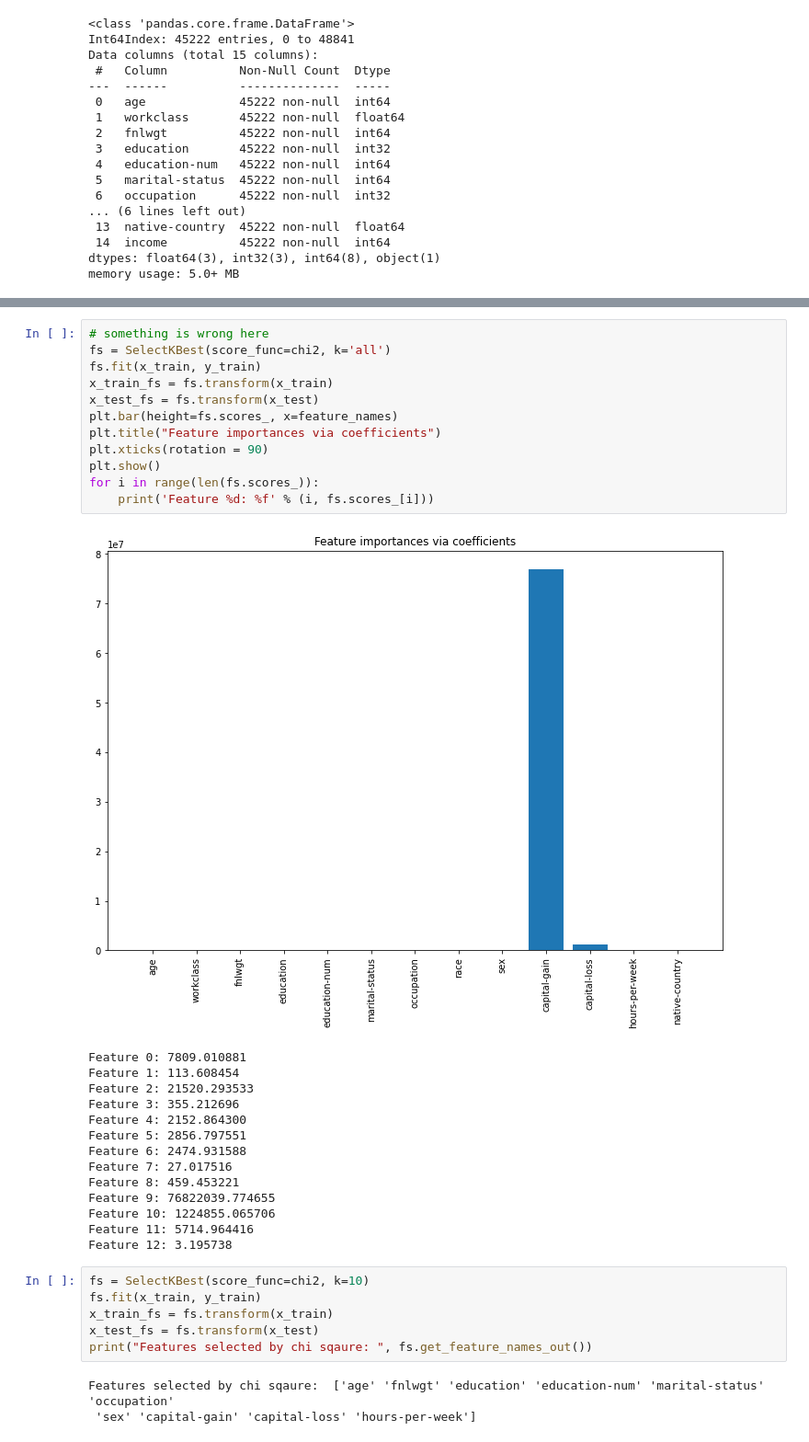
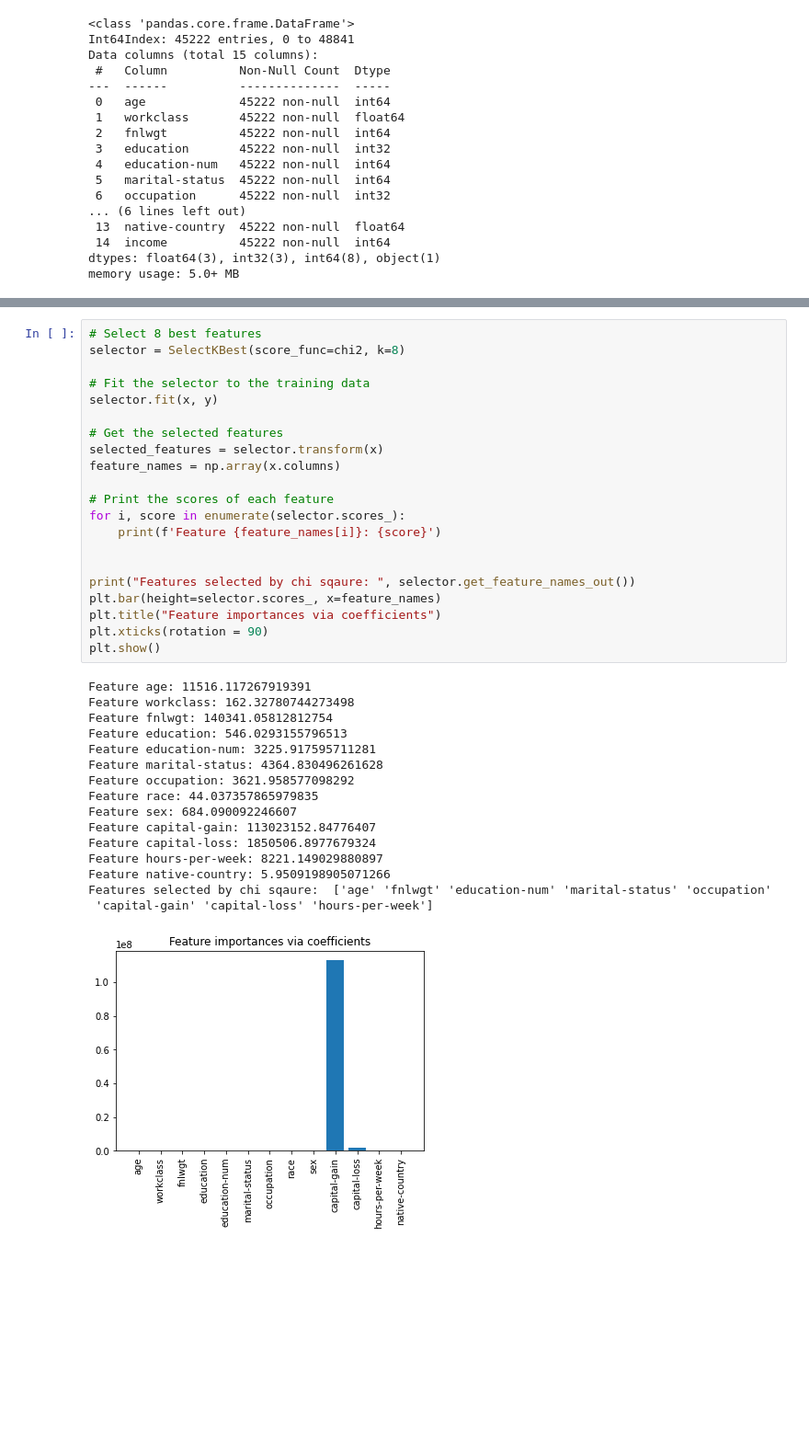
Before and after one commit to Loay2122/Census-Income-Data-Classification, a Jupyter notebook: MachineLearningProject.ipynb, the cells around one changed output, grey strips where cells are left out. Shown at 92% size. Cells and saved outputs as stored; diff of their text form; blank space fills up the shorter version.

```diff
--- a/MachineLearningProject.ipynb
+++ b/MachineLearningProject.ipynb
@@ -520,36 +567,38 @@ x_train.head()
-# %%
-# something is wrong here
-fs = SelectKBest(score_func=chi2, k='all')
-fs.fit(x_train, y_train)
-x_train_fs = fs.transform(x_train)
-x_test_fs = fs.transform(x_test)
-plt.bar(height=fs.scores_, x=feature_names)
-plt.title("Feature importances via coefficients")
-plt.xticks(rotation = 90)
-plt.show()
-for i in range(len(fs.scores_)):
-    print('Feature %d: %f' % (i, fs.scores_[i]))
-# %% [output]
-[figure, removed]
-Feature 0: 7809.010881
-Feature 1: 113.608454
-Feature 2: 21520.293533
-Feature 3: 355.212696
-Feature 4: 2152.864300
-Feature 5: 2856.797551
-Feature 6: 2474.931588
-Feature 7: 27.017516
-Feature 8: 459.453221
-Feature 9: 76822039.774655
-Feature 10: 1224855.065706
-Feature 11: 5714.964416
-Feature 12: 3.195738
-# %%
-fs = SelectKBest(score_func=chi2, k=10)
-fs.fit(x_train, y_train)
-x_train_fs = fs.transform(x_train)
-x_test_fs = fs.transform(x_test)
-print("Features selected by chi sqaure: ", fs.get_feature_names_out())
-# %% [output]
-Features selected by chi sqaure:  ['age' 'fnlwgt' 'education' 'education-num' 'marital-status' 'occupation'
- 'sex' 'capital-gain' 'capital-loss' 'hours-per-week']
+# %%
+# Select 8 best features
+selector = SelectKBest(score_func=chi2, k=8)
+
+# Fit the selector to the training data
+selector.fit(x, y)
+
+# Get the selected features
+selected_features = selector.transform(x)
+feature_names = np.array(x.columns)
+
+# Print the scores of each feature
+for i, score in enumerate(selector.scores_):
+    print(f'Feature {feature_names[i]}: {score}')
+
+
+print("Features selected by chi sqaure: ", selector.get_feature_names_out())
+plt.bar(height=selector.scores_, x=feature_names)
+plt.title("Feature importances via coefficients")
+plt.xticks(rotation = 90)
+plt.show()
+# %% [output]
+Feature age: 11516.117267919391
+Feature workclass: 162.32780744273498
+Feature fnlwgt: 140341.05812812754
+Feature education: 546.0293155796513
+Feature education-num: 3225.917595711281
+Feature marital-status: 4364.830496261628
+Feature occupation: 3621.958577098292
+Feature race: 44.037357865979835
+Feature sex: 684.090092246607
+Feature capital-gain: 113023152.84776407
+Feature capital-loss: 1850506.8977679324
+Feature hours-per-week: 8221.149029880897
+Feature native-country: 5.9509198905071266
+Features selected by chi sqaure:  ['age' 'fnlwgt' 'education-num' 'marital-status' 'occupation'
+ 'capital-gain' 'capital-loss' 'hours-per-week']
+[figure, added]
```
Also changed, not shown: parts of 26 cells of this notebook.
